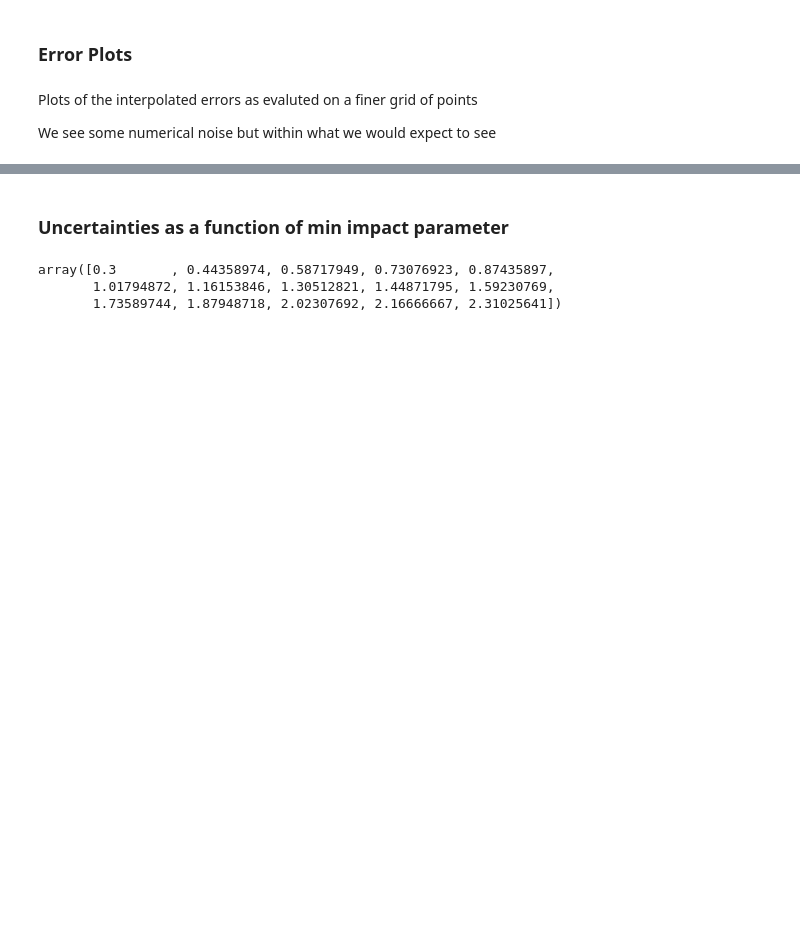
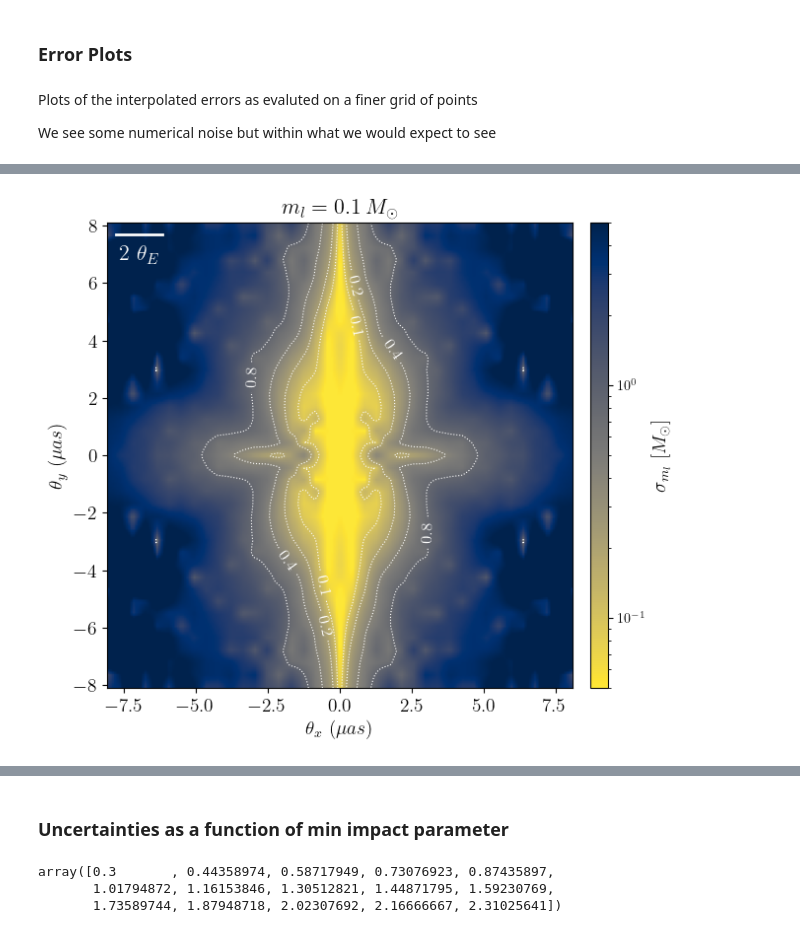
Before and after one commit to abby-moran/Quasar_microlensing_public, a Jupyter notebook: interp_grid01.ipynb, the cells around one changed output, grey strips where cells are left out. Drawn from its saved outputs; the diff is of its cells as text; code cells hidden in the pictures; blank space fills up the shorter version.

```diff
--- a/interp_grid01.ipynb
+++ b/interp_grid01.ipynb
@@ -1427,39 +1443,41 @@ plt.savefig('figures/rad_01.pdf')
 # a tight bbox), so every panel PDF has identical dimensions across quantities and
 # lens masses; colorbar limits, contour levels, scale-bar placement, and fonts are
 # shared across the four masses.
 fig = plt.figure(figsize=(6.6, 5.9))
 ax1 = fig.add_axes([0.115, 0.105, 0.72, 0.80])
 cax = fig.add_axes([0.86, 0.105, 0.028, 0.80])
 extent = np.array([np.min(fine_grid_x), np.max(fine_grid_x),  np.min(fine_grid_y), np.max(fine_grid_y)])*rad_to_arcsec
 
 X, Y = np.meshgrid(fine_grid_x*rad_to_arcsec, fine_grid_y*rad_to_arcsec)
 Z = np.flipud(mass_interp).T
 
 levels=[.1, .2, .4, .8]
 im=ax1.imshow(Z, origin='lower', cmap=reversed_map, norm=matplotlib.colors.LogNorm(vmin=5e-2, vmax=5), extent=extent)
 cbar = fig.colorbar(im, cax=cax)
 cbar.set_label(r'$\sigma_{m_l} \ [M_\odot]$', fontsize=14)
 
 #contours
 contours = ax1.contour(X, Y, Z, levels=levels, colors='white', linewidths=0.8, linestyles='dotted')
-ax1.clabel(contours, inline=True, fontsize=10, fmt="%.1f")
+ax1.clabel(contours, inline=True, fontsize=12, fmt="%.1f")
 
 #scale bar: 2 theta_E, same placement convention in all maps and masses
 scale_length = float(np.ravel(2*theta_E_1*rad_to_arcsec)[0])  # scalar: text positions must not be arrays
-x_start = np.min(fine_grid_x) - 4.2 * scale_length
+x_start = np.min(fine_grid_x) - 4.8 * scale_length
 x_end = x_start + scale_length
-y_pos = np.max(fine_grid_y*rad_to_arcsec)  + .1 *np.min(fine_grid_y*rad_to_arcsec)
+y_pos = np.max(fine_grid_y*rad_to_arcsec)  + .05 *np.min(fine_grid_y*rad_to_arcsec)
 ax1.plot([x_start, x_end], [y_pos, y_pos], color='white', lw=2)
-ax1.text((x_start + x_end) / 2, y_pos * .85, r"$ 2 \ \theta_{E}$", color='white', ha='center', va='bottom', fontsize=14,
+ax1.text((x_start + x_end) / 2, y_pos * .865, r"$ 2 \ \theta_{E}$", color='white', ha='center', va='bottom', fontsize=16,
          fontweight='black')
-ax1.tick_params(axis='both', which='major', labelsize=12)
-ax1.tick_params(axis='both', which='minor', labelsize=10)
+ax1.tick_params(axis='both', which='major', labelsize=14)
+ax1.tick_params(axis='both', which='minor', labelsize=12)
 ax1.set_title(r'$m_l = 0.1 \, M_\odot$', fontsize=16)
 
 ax1.set_xlabel(r'$\theta_x \ (\mu as)$', fontsize=14)
 ax1.set_ylabel(r'$\theta_y \ (\mu as)$', fontsize=14)
 
 plt.savefig('figures/mass_01.pdf')
+# %% [output]
+[figure, added]
 # %%
 # Fixed panel geometry shared by all mass/pos/theta_c comparison maps (saved without
 # a tight bbox), so every panel PDF has identical dimensions across quantities and
```
Also changed, not shown: parts of 16 cells of this notebook, 19 other files.
